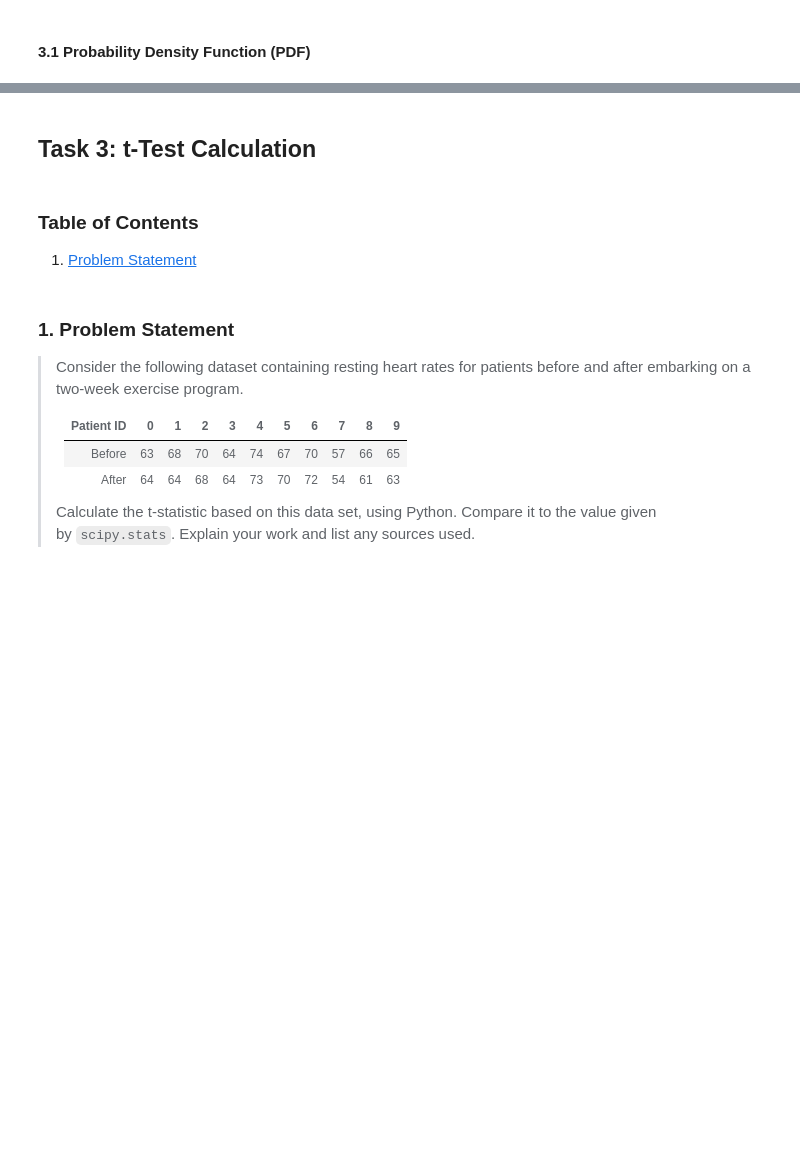
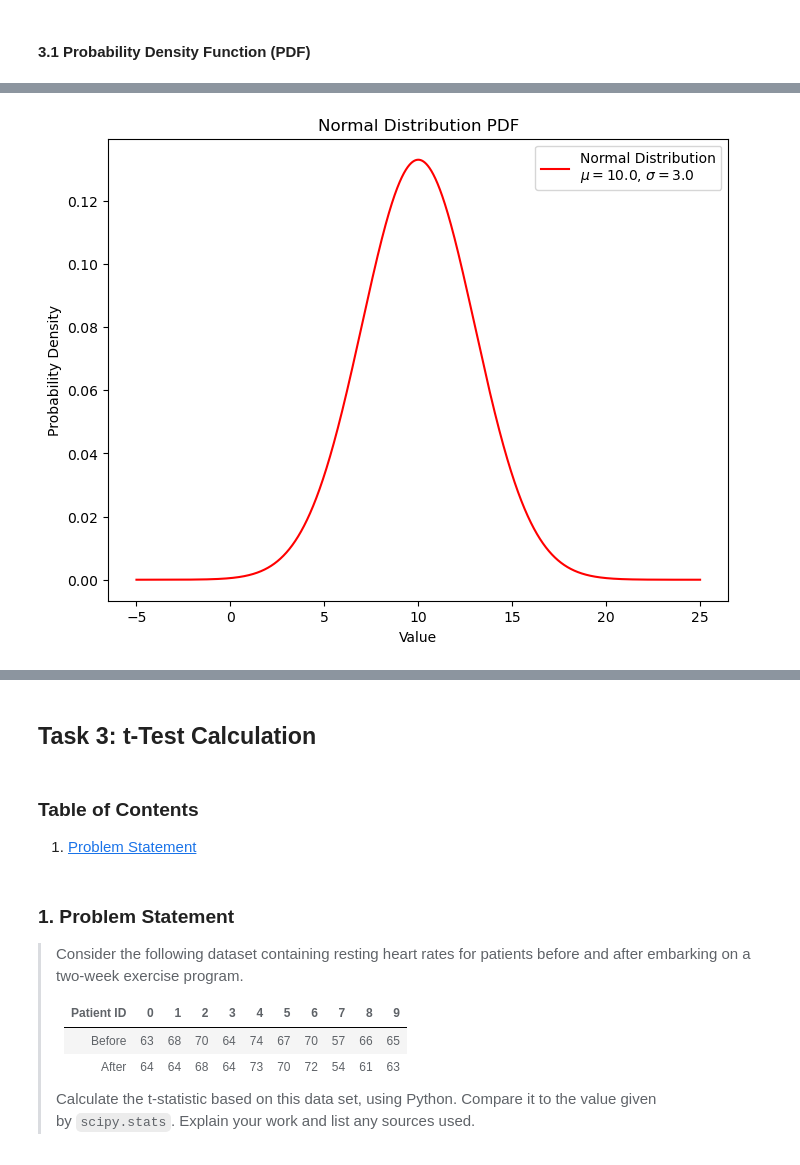
Before and after one commit to C-3sc0/applied_statistics, a Jupyter notebook: tasks.ipynb, the cells around one changed output, grey strips where cells are left out. Drawn from its saved outputs; the diff is of its cells as text; code cells hidden in the pictures; blank space fills up the shorter version.

```diff
--- a/tasks.ipynb
+++ b/tasks.ipynb
@@ -518,0 +528,20 @@ $$f(x) = \frac{1}{\sqrt{2\pi\sigma^2}} e^{-\frac{(x - \mu)^2}{2\sigma^2}}$$
+# %%
+def normal_pdf(x, mu, sigma):
+    return (1 / (math.sqrt(2 * math.pi) * sigma)) * math.exp(-0.5 * ((x - mu) / sigma) ** 2)
+
+
+# Generate a range of x values
+x_values = np.linspace(-5, 25, 100001)
+
+# Calculate the PDF for each x value
+pdf_values = [normal_pdf(x, mu, sigma) for x in x_values]
+
+fig, ax = plt.subplots(figsize=(8, 6))
+ax.plot(x_values, pdf_values, color='r', label=f'Normal Distribution\n$\mu={mu}$, $\sigma={sigma}$')
+ax.set_xlabel('Value')
+ax.set_ylabel('Probability Density')
+ax.set_title('Normal Distribution PDF')
+ax.legend()
+plt.show()
+# %% [output]
+[figure, added]
```
Also changed, not shown: parts of 7 cells of this notebook.
